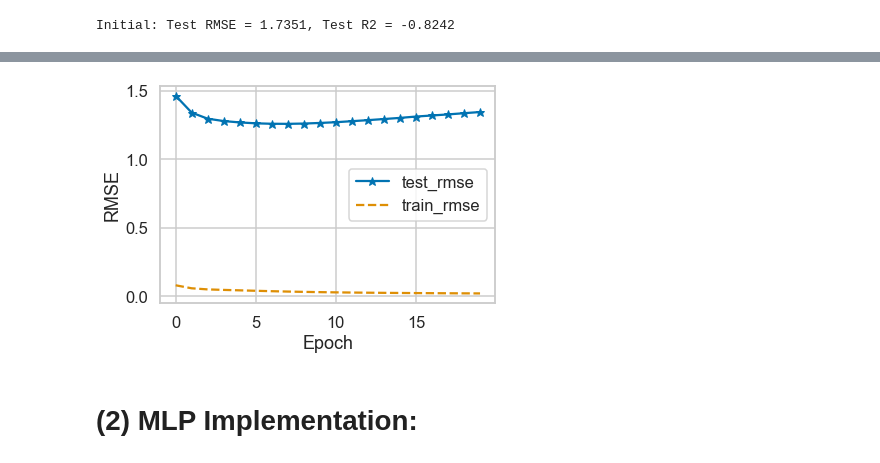
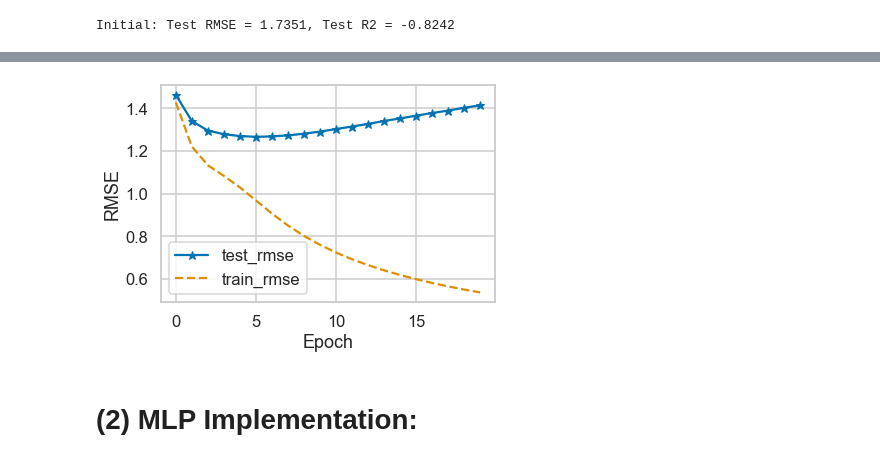
Before and after one commit to akhilesh-somani/Restaurant_Recommendation_System, a Jupyter notebook: Our_Approach.ipynb, the cells around one changed output, grey strips where cells are left out. Drawn from its saved outputs; the diff is of its cells as text; code cells hidden in the pictures.

```diff
--- a/Our_Approach.ipynb
+++ b/Our_Approach.ipynb
@@ -152,5 +151,6 @@ print('Total variance explained:', sum(pca.explained_variance_ratio_))
 # %%
-user_features_df=pd.DataFrame(data = user_features, columns = ['user_feature_' + str(i) for i in range(num_of_user_features)])
+user_features_df = pd.DataFrame(data = user_features,
+                              columns = ['user_feature_' + str(i) for i in range(num_of_user_features)])
 user_features_df.index.rename('user_id_refined', inplace = True)
 user_features_df.reset_index(inplace = True)
 user_features_df.head(3)
@@ -278,6 +252,6 @@ len(train_data), len(test_data), len(train_data) + len(test_data) == len(dataset
 (219758, 7905, True)
 # %%
 X_train = np.array(train_data[['user_id_refined','business_id_refined'] +\
-                             ['user_feature_' + str(i) for i in range(n_lim + 1)]].values.tolist())
+                             ['user_feature_' + str(i) for i in range(num_of_user_features)]].values.tolist())
 X_train
 # %% [output]
@@ -362,10 +286,9 @@ True
 # %%
-def get_gmf_model(num_users, num_items, latent_dim, regs = [0,0]):
+def get_gmf_model(num_users, num_items, regs = [0,0]):
     # Input variables
     user_input = Input(shape=(1,), dtype='float32', name = 'user_input')
     item_input = Input(shape=(1,), dtype='float32', name = 'item_input')
     user_feature_input = Input(shape = (num_of_user_features, ), dtype='float32', name = 'user_feature_input')
-
 
     MF_Embedding_User_ID = Embedding(input_dim = num_users, output_dim = num_of_user_features, name = 'user_embedding',
                                   embeddings_initializer='random_normal', embeddings_regularizer = l2(regs[0]),
@@ -417,7 +338,6 @@ def evaluate_model(model, X, y):
     return (mse, r2)
 # %%
 # Build model
-num_factors = 8
 regs = [0, 0]
 learner = 'adam'
 learning_rate = 0.0005
@@ -425,7 +345,7 @@ num_epochs = 20
 batch_size = 256
 out = 1
 
-model = get_gmf_model(num_users, num_items, num_factors, regs)
+model = get_gmf_model(num_users, num_items, regs)
 
 if learner.lower() == "adagrad":
     model.compile(optimizer=Adagrad(lr=learning_rate), loss='mse')
@@ -461,7 +381,7 @@ for epoch in range(num_epochs):
                          np.array(ratings), # labels
                          batch_size = batch_size, epochs = 1, verbose = 0)
 
-    train_loss.append(history.history['loss'][0])
+    train_loss.append(np.sqrt(history.history['loss'][0]) * 5) # multiply loss by 5 because the ratings are normalized by 5
 
     t2 = time()
 
@@ -472,7 +392,7 @@ for epoch in range(num_epochs):
     test_rmse.append(np.sqrt(mse))
     test_r2.append(r2)
 
-    print('Epoch %d [%.1f s]: Test RMSE = %.4f, Test R2 = %.4f, Train Loss = %.4f [%.1f s]'
+    print('Epoch %d [%.1f s]: Test RMSE = %.4f, Test R2 = %.4f, Train RMSE = %.4f [%.1f s]'
           % (epoch + 1,  t2 - t1, test_rmse[-1], test_r2[-1], train_loss[-1], time() - t2))
 
     if mse < best_mse:
@@ -511,4 +431,4 @@ End. Best Epoch 8:  RMSE = 1.2585, R2 = 0.0403.
 The best GMF model is saved
-[figure, old version]
+[figure, new version]
 # %% [markdown]
 # (2) MLP Implementation:
```
Also changed, not shown: parts of 38 cells of this notebook.
